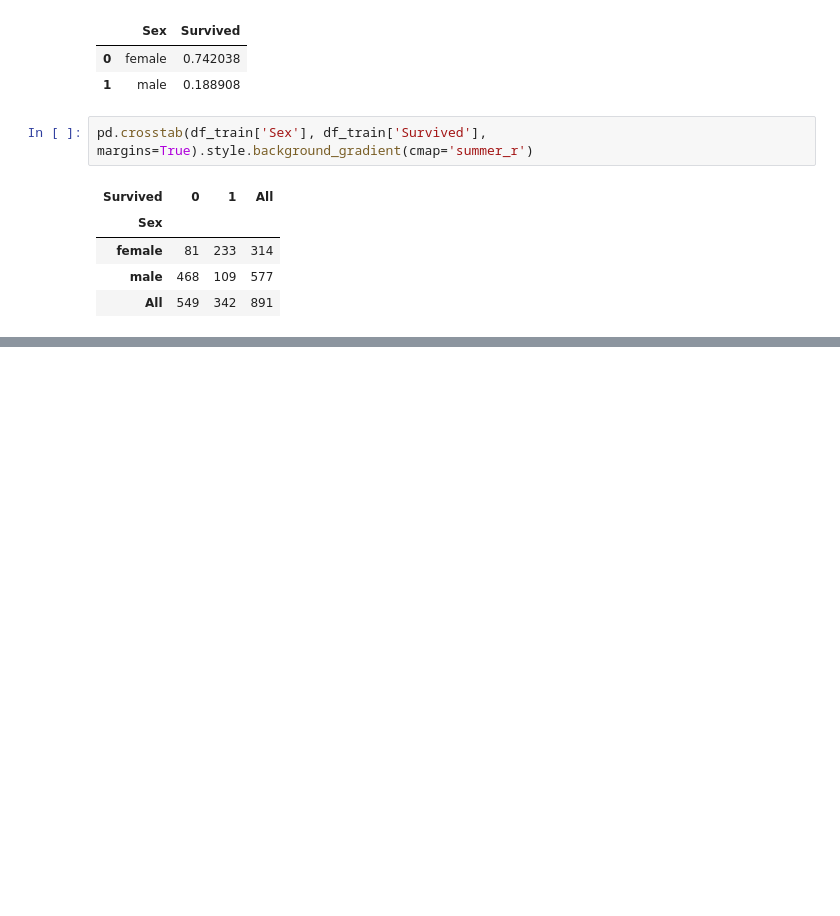
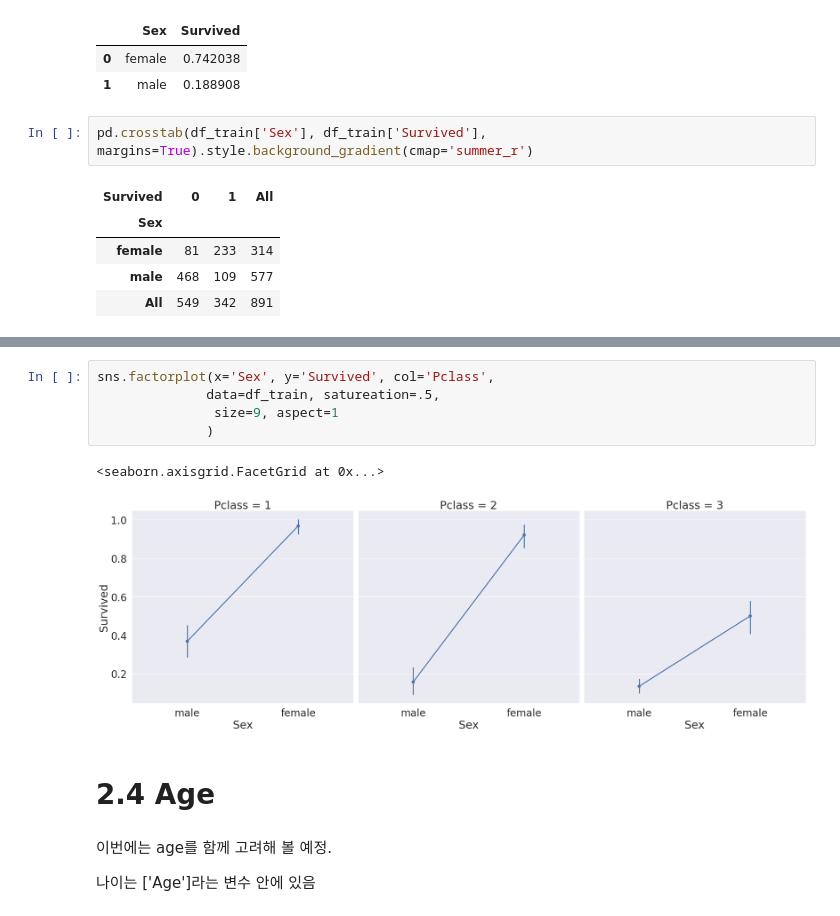
Before and after one commit to nohsh92/DataScience, a Jupyter notebook: first-time-titanic.ipynb, the cells around one changed output, grey strips where cells are left out. Cells and saved outputs as stored; diff of their text form; blank space fills up the shorter version.

```diff
--- a/first-time-titanic.ipynb
+++ b/first-time-titanic.ipynb
@@ -177,0 +188,14 @@ pd.crosstab(df_train['Sex'], df_train['Survived'], margins=True).style.backgroun
+# %%
+sns.factorplot(x='Sex', y='Survived', col='Pclass',
+              data=df_train, satureation=.5,
+               size=9, aspect=1
+              )
+# %% [output]
+<seaborn.axisgrid.FacetGrid at 0x...>
+[figure, added]
+# %% [markdown]
+# 2.4 Age
+# %% [markdown]
+이번에는 age를 함께 고려해 볼 예정.
+
+나이는 ['Age']라는 변수 안에 있음
```
Also changed, not shown: parts of 23 cells of this notebook.
